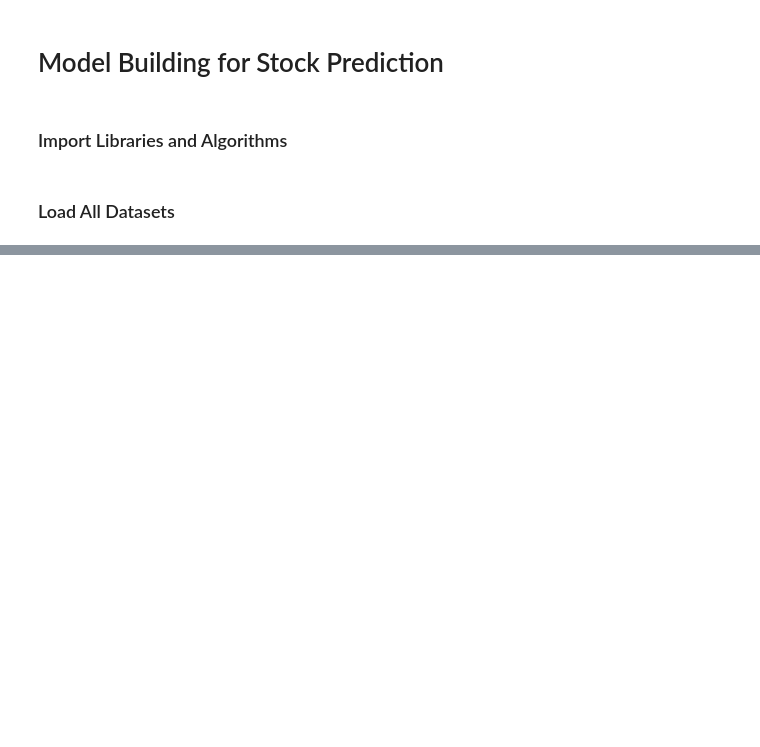
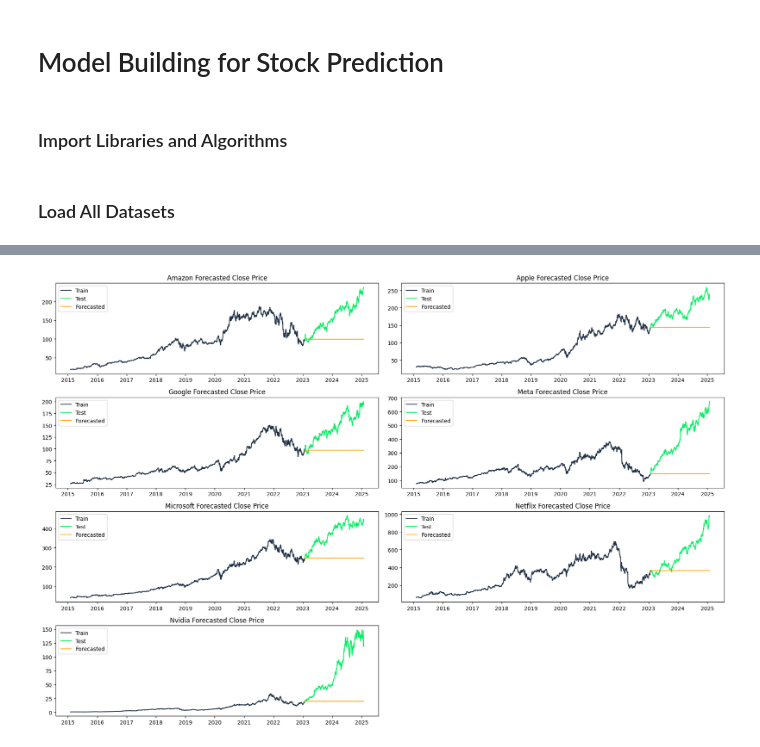
Before and after one commit to AnubhavYadavBCA25/MNCs-Companies-Stocks-Prediction, a Jupyter notebook: notebooks/Model-Building.ipynb, the cells around one changed output, grey strips where cells are left out. Drawn from its saved outputs; the diff is of its cells as text; code cells hidden in the pictures; blank space fills up the shorter version.

```diff
--- a/notebooks/Model-Building.ipynb
+++ b/notebooks/Model-Building.ipynb
@@ -50,0 +329,65 @@ df_nvidia['Date'] = pd.to_datetime(df_nvidia['Date'])
+# %%
+# Forecasting the Close price for all stocks
+forecast_amazon = model_fit_amazon.forecast(steps=len(test_amazon))
+forecast_apple = model_fit_apple.forecast(steps=len(test_apple))
+forecast_google = model_fit_google.forecast(steps=len(test_google))
+forecast_meta = model_fit_meta.forecast(steps=len(test_meta))
+forecast_micro = model_fit_micro.forecast(steps=len(test_micro))
+forecast_netflix = model_fit_netflix.forecast(steps=len(test_netflix))
+forecast_nvidia = model_fit_nvidia.forecast(steps=len(test_nvidia))
+# %%
+# Plotting the forecasted Close price for all stocks
+plt.figure(figsize=(18, 12))
+
+plt.subplot(4, 2, 1)
+plt.plot(train_amazon.index, train_amazon['Close'], label='Train', color='#203147')
+plt.plot(test_amazon.index, test_amazon['Close'], label='Test', color='#01ef63')
+plt.plot(test_amazon.index, forecast_amazon, label='Forecasted', color='orange')
+plt.title('Amazon Forecasted Close Price')
+plt.legend()
+
+plt.subplot(4, 2, 2)
+plt.plot(train_apple.index, train_apple['Close'], label='Train', color='#203147')
+plt.plot(test_apple.index, test_apple['Close'], label='Test', color='#01ef63')
+plt.plot(test_apple.index, forecast_apple, label='Forecasted', color='orange')
+plt.title('Apple Forecasted Close Price')
+plt.legend()
+
+plt.subplot(4, 2, 3)
+plt.plot(train_google.index, train_google['Close'], label='Train', color='#203147')
+plt.plot(test_google.index, test_google['Close'], label='Test', color='#01ef63')
+plt.plot(test_google.index, forecast_google, label='Forecasted', color='orange')
+plt.title('Google Forecasted Close Price')
+plt.legend()
+
+plt.subplot(4, 2, 4)
+plt.plot(train_meta.index, train_meta['Close'], label='Train', color='#203147')
+plt.plot(test_meta.index, test_meta['Close'], label='Test', color='#01ef63')
+plt.plot(test_meta.index, forecast_meta, label='Forecasted', color='orange')
+plt.title('Meta Forecasted Close Price')
+plt.legend()
+
+plt.subplot(4, 2, 5)
+plt.plot(train_micro.index, train_micro['Close'], label='Train', color='#203147')
+plt.plot(test_micro.index, test_micro['Close'], label='Test', color='#01ef63')
+plt.plot(test_micro.index, forecast_micro, label='Forecasted', color='orange')
+plt.title('Microsoft Forecasted Close Price')
+plt.legend()
+
+plt.subplot(4, 2, 6)
+plt.plot(train_netflix.index, train_netflix['Close'], label='Train', color='#203147')
+plt.plot(test_netflix.index, test_netflix['Close'], label='Test', color='#01ef63')
+plt.plot(test_netflix.index, forecast_netflix, label='Forecasted', color='orange')
+plt.title('Netflix Forecasted Close Price')
+plt.legend()
+
+plt.subplot(4, 2, 7)
+plt.plot(train_nvidia.index, train_nvidia['Close'], label='Train', color='#203147')
+plt.plot(test_nvidia.index, test_nvidia['Close'], label='Test', color='#01ef63')
+plt.plot(test_nvidia.index, forecast_nvidia, label='Forecasted', color='orange')
+plt.title('Nvidia Forecasted Close Price')
+plt.legend()
+
+plt.tight_layout()
+# %% [output]
+[figure, added]
```
Also changed, not shown: parts of 16 cells of this notebook.
